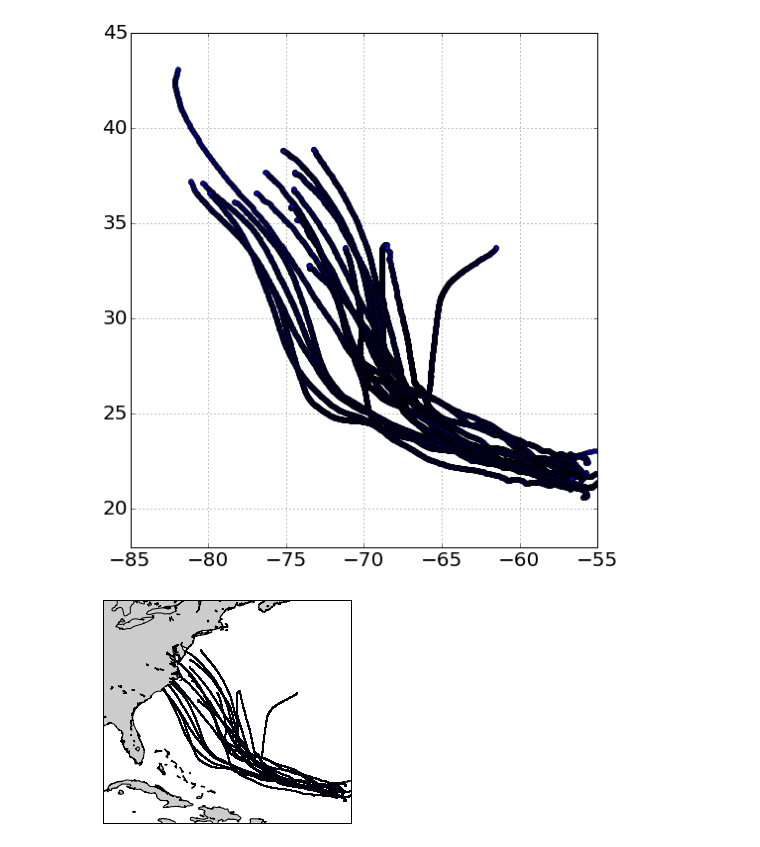
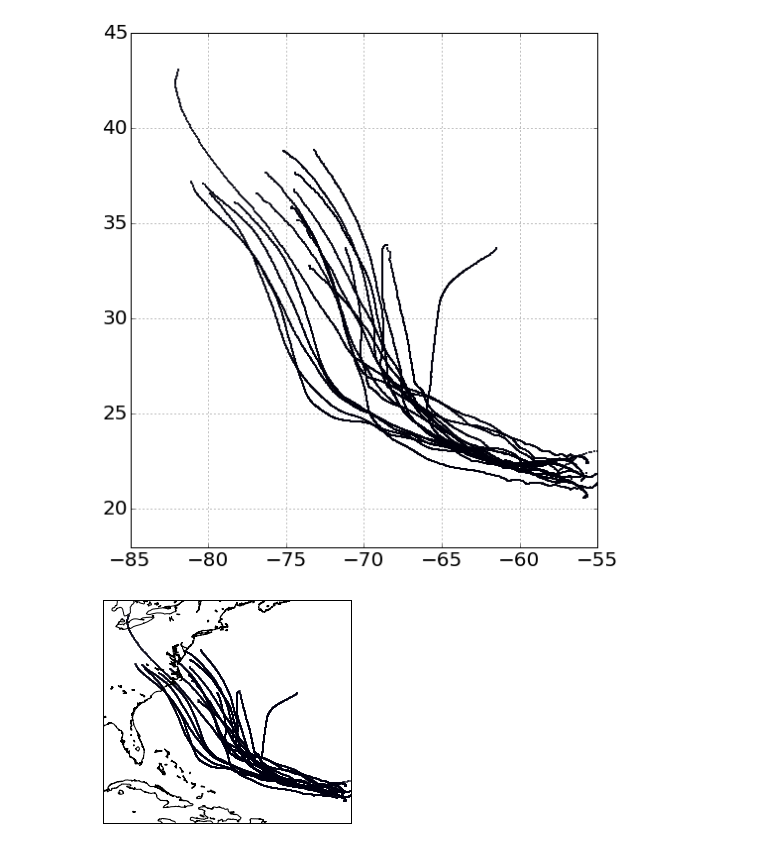
Before and after one commit to BrianOBlanton/NoteBooks, a Jupyter notebook: TrackDataHazards.ipynb, the cells around one changed output. Saved outputs shown, nothing was run; the diff lists cells and outputs as text; code cells hidden in the pictures.

```diff
--- a/TrackDataHazards.ipynb
+++ b/TrackDataHazards.ipynb
@@ -59,23 +59,26 @@ plt.xlim((-85,-55))
 plt.ylim((18,45))
 plt.tick_params(axis='both', which='major', labelsize=20)
 for ens in range (0,totalens):
-    plt.scatter(multi[0,:,ens],multi[1,:,ens])
+    plt.scatter(multi[0,:,ens],multi[1,:,ens], s=1)
 # %% [output]
-[figure, old version]
+[figure, new version]
 # %%
 llcrnrlon=-85  # lower-left corner, lon
 llcrnrlat=18 # lower-left corner, lat
 urcrnrlon=-55  # upper-right corner, lon
 urcrnrlat=45   # upper-right corner, lat
 
 m = Basemap(llcrnrlon=-85,
             llcrnrlat=18,
             urcrnrlon=-55,
             urcrnrlat=45, resolution = 'i')
+
 m.drawcoastlines(linewidth=1.)
-m.fillcontinents(color='0.8')
 
 for ens in range (0,totalens):
-    m.scatter(multi[0,:,ens],multi[1,:,ens], s=1)
+    lon = multi[0,:,ens]
+    lat = multi[1,:,ens]
+    mlon,mlat = m(lon,lat)
+    m.scatter(mlon,mlat, s=0.5)
 # %% [output]
-[figure, old version]
+[figure, new version]
```
